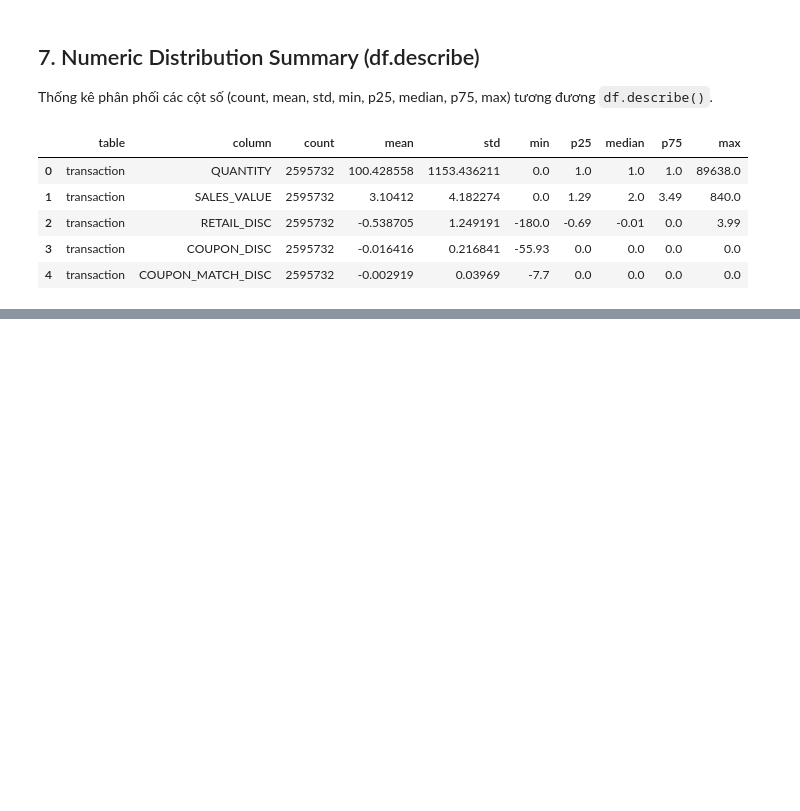
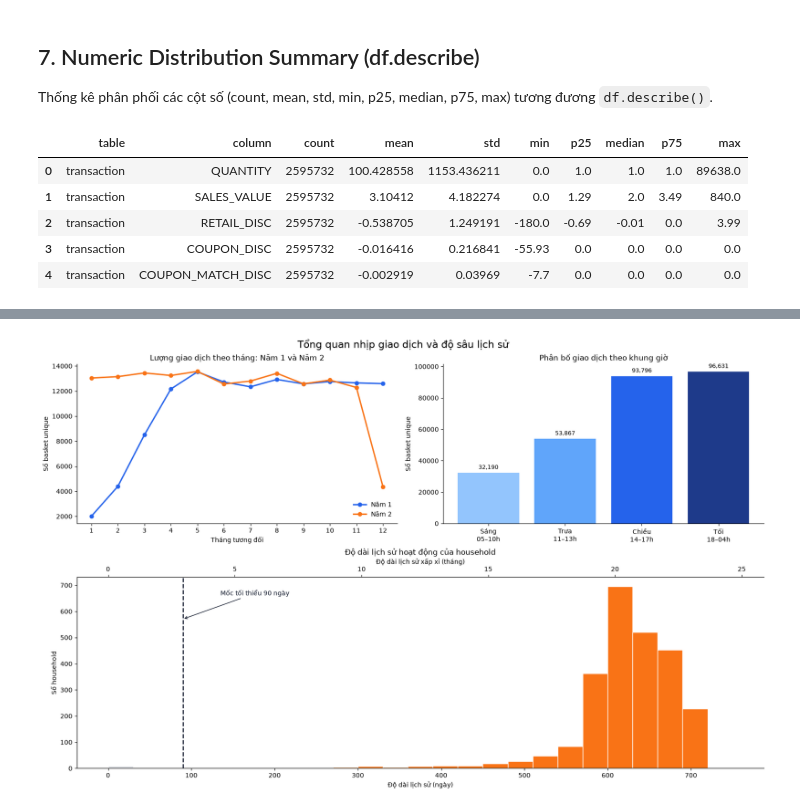
Before and after one commit to manhhungtr211/Propensity---Dunnhumby, a Jupyter notebook: notebooks/00_data_overview.ipynb, the cells around one changed output, grey strips where cells are left out. Drawn from its saved outputs; the diff is of its cells as text; code cells hidden in the pictures; blank space fills up the shorter version.

```diff
--- a/notebooks/00_data_overview.ipynb
+++ b/notebooks/00_data_overview.ipynb
@@ -153,0 +193,8 @@ report.provenance
+# %%
+activity_dashboard = load_transaction_activity_dashboard(
+    raw_dir / "transaction_data.csv"
+)
+activity_figure = plot_transaction_activity_dashboard(activity_dashboard)
+plt.show()
+# %% [output]
+[figure, added]
```
Also changed, not shown: parts of 6 cells of this notebook, 34 other files.
